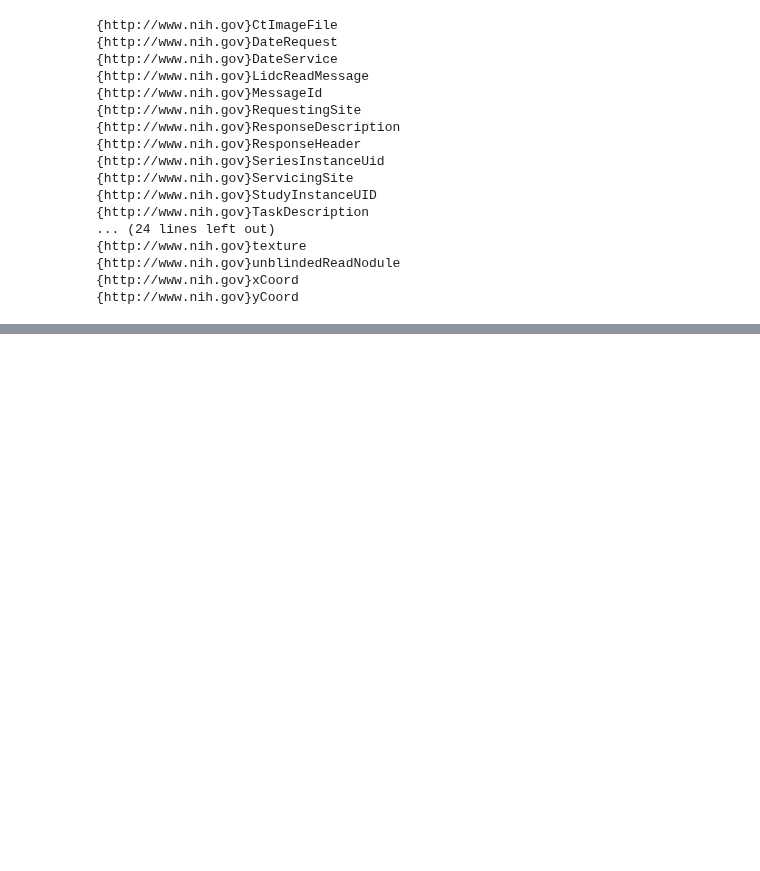
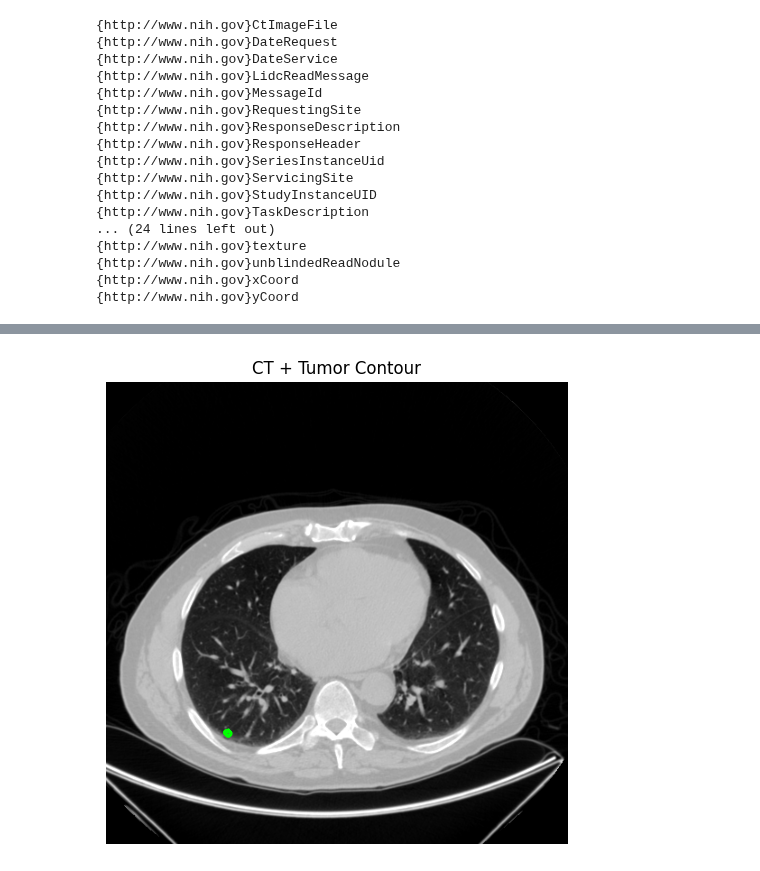
Before and after one commit to 26harvintilavat/Lung-Tumor-Segmentation, a Jupyter notebook: notebooks/02_lidc_notebook.ipynb, the cells around one changed output, grey strips where cells are left out. Cells and saved outputs as stored; diff of their text form; code cells hidden in the pictures; blank space fills up the shorter version.

```diff
--- a/notebooks/02_lidc_notebook.ipynb
+++ b/notebooks/02_lidc_notebook.ipynb
@@ -147,0 +447,9 @@ for t in sorted(tags):
+# %%
+plt.figure(figsize=(6,6))
+plt.imshow(img, cmap="gray")
+plt.contour(mask[90], colors="lime", linewidths=2)
+plt.title("CT + Tumor Contour")
+plt.axis("off")
+plt.show()
+# %% [output]
+[figure, added]
```
Also changed, not shown: parts of 36 cells of this notebook.
